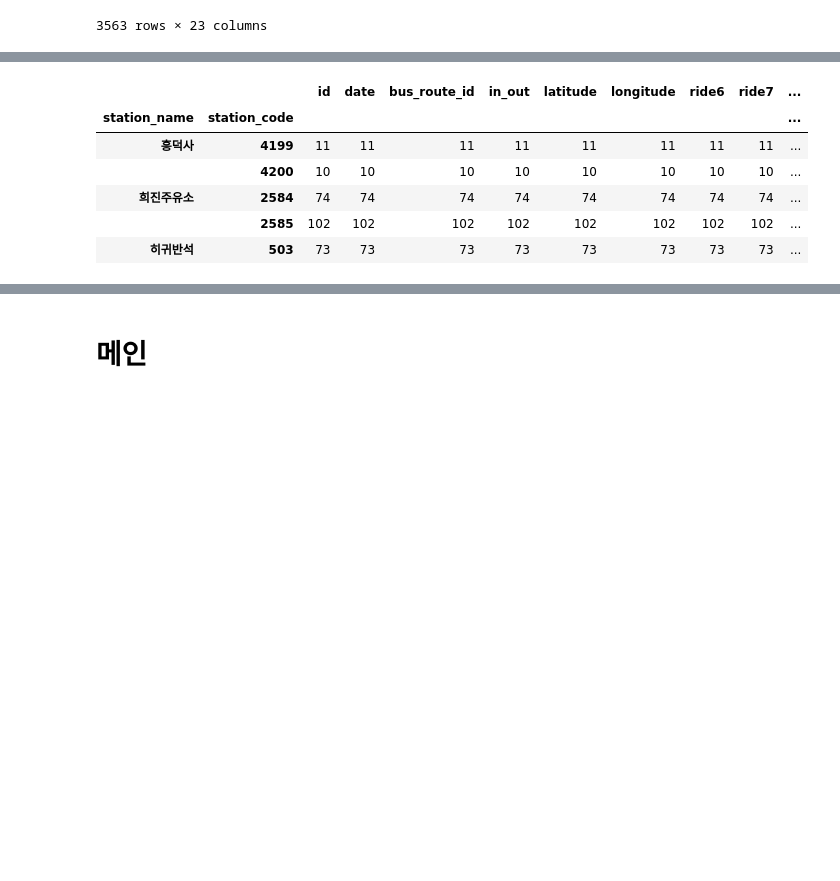
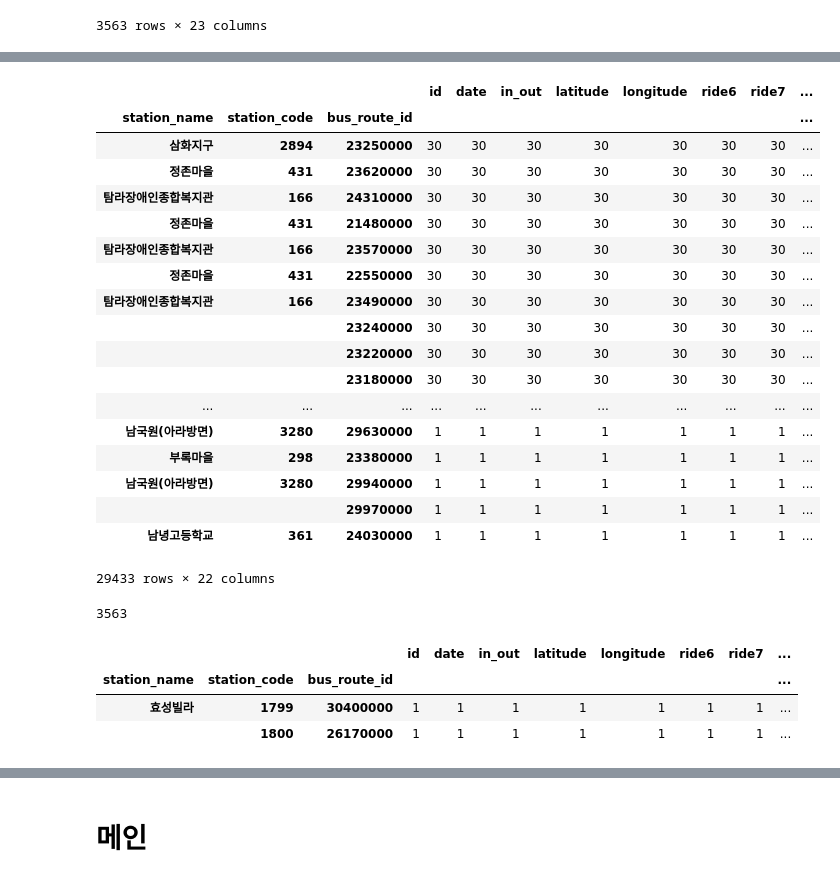
Before and after one commit to juhyunson/Jeju_bus_ride_prediction, a Jupyter notebook: hss/find_station_across.ipynb, the cells around one changed output, grey strips where cells are left out. Saved outputs shown, nothing was run; the diff lists cells and outputs as text; code cells hidden in the pictures; blank space fills up the shorter version.

```diff
--- a/hss/find_station_across.ipynb
+++ b/hss/find_station_across.ipynb
@@ -115,10 +115,37 @@ df.head()
-# %%
-total.tail()
-# %% [output]
-|  |  | id | date | bus_route_id | in_out | latitude | longitude | ride6 | ride7 | ... |
-| station_name | station_code |  |  |  |  |  |  |  |  | ... |
-| 흥덕사 | 4199 | 11 | 11 | 11 | 11 | 11 | 11 | 11 | 11 | ... |
-|  | 4200 | 10 | 10 | 10 | 10 | 10 | 10 | 10 | 10 | ... |
-| 희진주유소 | 2584 | 74 | 74 | 74 | 74 | 74 | 74 | 74 | 74 | ... |
-|  | 2585 | 102 | 102 | 102 | 102 | 102 | 102 | 102 | 102 | ... |
-| 히귀반석 | 503 | 73 | 73 | 73 | 73 | 73 | 73 | 73 | 73 | ... |
+# %%
+total2 = train.groupby(['station_name', 'station_code','bus_route_id']).count()
+total2.sort_values('id',ascending = False, inplace = True)
+total2
+# %% [output]
+|  |  |  | id | date | in_out | latitude | longitude | ride6 | ride7 | ... |
+| station_name | station_code | bus_route_id |  |  |  |  |  |  |  | ... |
+| 삼화지구 | 2894 | 23250000 | 30 | 30 | 30 | 30 | 30 | 30 | 30 | ... |
+| 정존마을 | 431 | 23620000 | 30 | 30 | 30 | 30 | 30 | 30 | 30 | ... |
+| 탐라장애인종합복지관 | 166 | 24310000 | 30 | 30 | 30 | 30 | 30 | 30 | 30 | ... |
+| 정존마을 | 431 | 21480000 | 30 | 30 | 30 | 30 | 30 | 30 | 30 | ... |
+| 탐라장애인종합복지관 | 166 | 23570000 | 30 | 30 | 30 | 30 | 30 | 30 | 30 | ... |
+| 정존마을 | 431 | 22550000 | 30 | 30 | 30 | 30 | 30 | 30 | 30 | ... |
+| 탐라장애인종합복지관 | 166 | 23490000 | 30 | 30 | 30 | 30 | 30 | 30 | 30 | ... |
+|  |  | 23240000 | 30 | 30 | 30 | 30 | 30 | 30 | 30 | ... |
+|  |  | 23220000 | 30 | 30 | 30 | 30 | 30 | 30 | 30 | ... |
+|  |  | 23180000 | 30 | 30 | 30 | 30 | 30 | 30 | 30 | ... |
+| ... | ... | ... | ... | ... | ... | ... | ... | ... | ... | ... |
+| 남국원(아라방면) | 3280 | 29630000 | 1 | 1 | 1 | 1 | 1 | 1 | 1 | ... |
+| 부록마을 | 298 | 23380000 | 1 | 1 | 1 | 1 | 1 | 1 | 1 | ... |
+| 남국원(아라방면) | 3280 | 29940000 | 1 | 1 | 1 | 1 | 1 | 1 | 1 | ... |
+|  |  | 29970000 | 1 | 1 | 1 | 1 | 1 | 1 | 1 | ... |
+| 남녕고등학교 | 361 | 24030000 | 1 | 1 | 1 | 1 | 1 | 1 | 1 | ... |
+29433 rows × 22 columns
+# %%
+len(train.station_code.unique())
+# %% [output]
+3563
+# %%
+dd = total2.query('id == 1')
+dd.index.levels[0]
+dd.query('station_name == "효성빌라"')
+# %% [output]
+|  |  |  | id | date | in_out | latitude | longitude | ride6 | ride7 | ... |
+| station_name | station_code | bus_route_id |  |  |  |  |  |  |  | ... |
+| 효성빌라 | 1799 | 30400000 | 1 | 1 | 1 | 1 | 1 | 1 | 1 | ... |
+|  | 1800 | 26170000 | 1 | 1 | 1 | 1 | 1 | 1 | 1 | ... |
```
Also changed, not shown: parts of 19 cells of this notebook.
